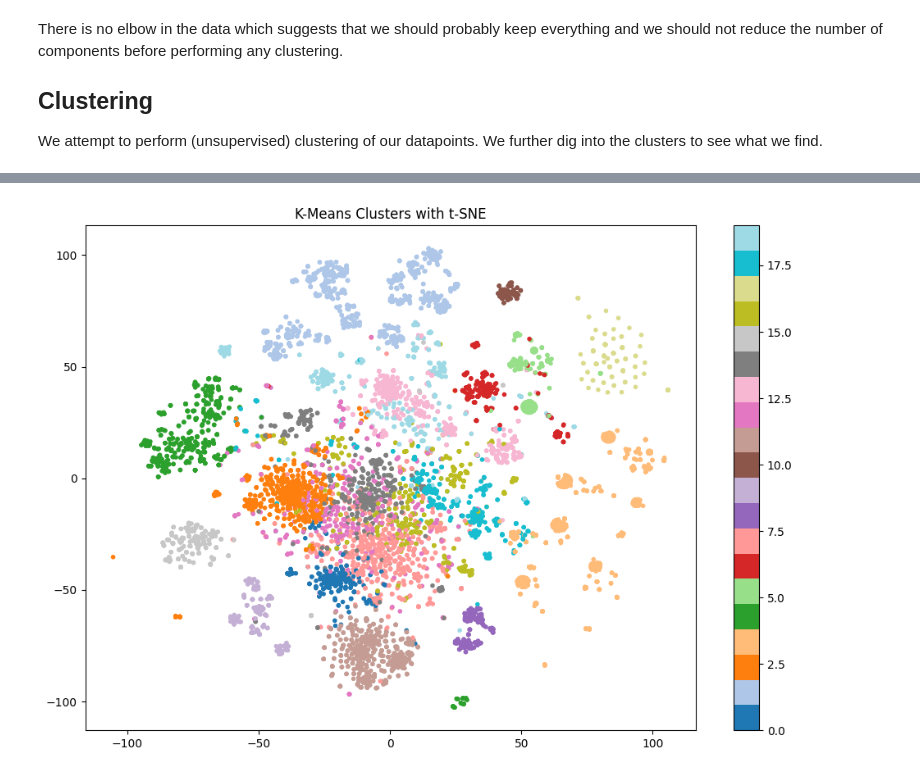
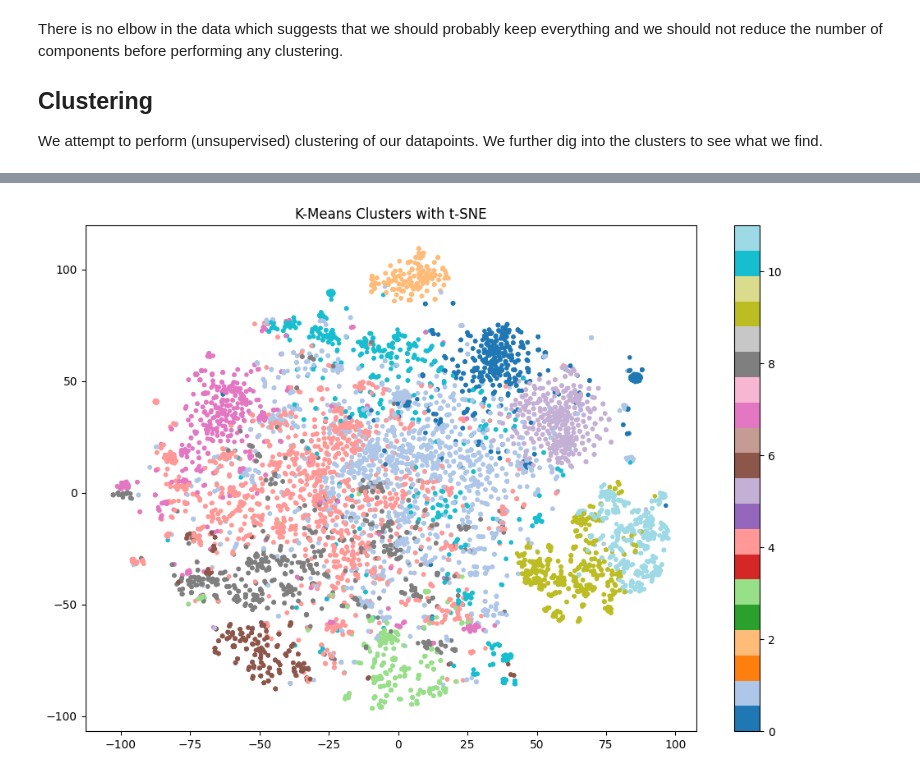
Before and after one commit to sarashs/Exploratory, a Jupyter notebook: FPGA_code_DB.ipynb, the cells around one changed output, grey strips where cells are left out. Saved outputs shown, nothing was run; the diff lists cells and outputs as text; code cells hidden in the pictures.

```diff
--- a/FPGA_code_DB.ipynb
+++ b/FPGA_code_DB.ipynb
@@ -6,8 +6,8 @@ import numpy as np
 from sklearn.manifold import TSNE
 import matplotlib.pyplot as plt
 
-model_name = "BAAI/bge-small-en"
-model_kwargs = {"device": "cpu"}
+model_name = "codesage/codesage-small" #"BAAI/bge-small-en"
+model_kwargs = {"device": "cpu", "trust_remote_code":True}
 encode_kwargs = {"normalize_embeddings": True}
 bge_embed = HuggingFaceBgeEmbeddings(
     model_name=model_name, model_kwargs=model_kwargs, encode_kwargs=encode_kwargs
@@ -40,8 +47,8 @@ import numpy as np
 import matplotlib.pyplot as plt
 from sklearn.decomposition import PCA
 
-with np.load('sample_verilog_10000.npz', allow_pickle=True) as data:
-    embeddings = data['bge_embeddings']
+with np.load('sample_verilog_10000_code_sage_small.npz', allow_pickle=True) as data:
+    embeddings = data['code_sage_small']
 
 # Running PCA from 1 to n components
 pca = PCA(n_components=embeddings.shape[1])
@@ -70,8 +79,8 @@ We attempt to perform (unsupervised) clustering of our datapoints. We further di
 # %%
 import numpy as np
 
-with np.load('sample_verilog_10000.npz', allow_pickle=True) as data:
-    embeddings = data['bge_embeddings']
+with np.load('sample_verilog_10000_code_sage_small.npz', allow_pickle=True) as data:
+    embeddings = data['code_sage_small']
 # %%
 from sklearn.cluster import KMeans
 from sklearn.metrics import silhouette_score
@@ -126,28 +135,28 @@ Silhouette Score for k=60: 0.18759581256287275
 # %%
 from sklearn.cluster import KMeans
 from sklearn.preprocessing import normalize
 from sklearn.manifold import TSNE
 import matplotlib.pyplot as plt
 
 # Assuming 'embeddings' is your dataset with text data represented in high-dimensional space
 
 # Normalize the embeddings to unit length, which makes the KMeans clustering similar to using cosine similarity
 embeddings_normalized = normalize(embeddings)
 
 # Perform KMeans clustering
-kmeans = KMeans(n_clusters=20, random_state=42)  # You can choose a number of clusters suited for your dataset
+kmeans = KMeans(n_clusters=12, random_state=42)  # You can choose a number of clusters suited for your dataset
 kmeans.fit(embeddings_normalized)
 labels = kmeans.labels_
 
 # Reduce dimensions to 2D using t-SNE for visualization purposes
 tsne = TSNE(n_components=2, random_state=42)
 embeddings_tsne = tsne.fit_transform(embeddings_normalized)
 
 # Plot the clusters
 plt.figure(figsize=(12, 8))
 plt.scatter(embeddings_tsne[:, 0], embeddings_tsne[:, 1], c=labels, cmap='tab20', marker='.')
 plt.title('K-Means Clusters with t-SNE')
 plt.colorbar()
 plt.show()
 # %% [output]
-[figure, old version]
+[figure, new version]
```
Also changed, not shown: parts of 15 cells of this notebook.
